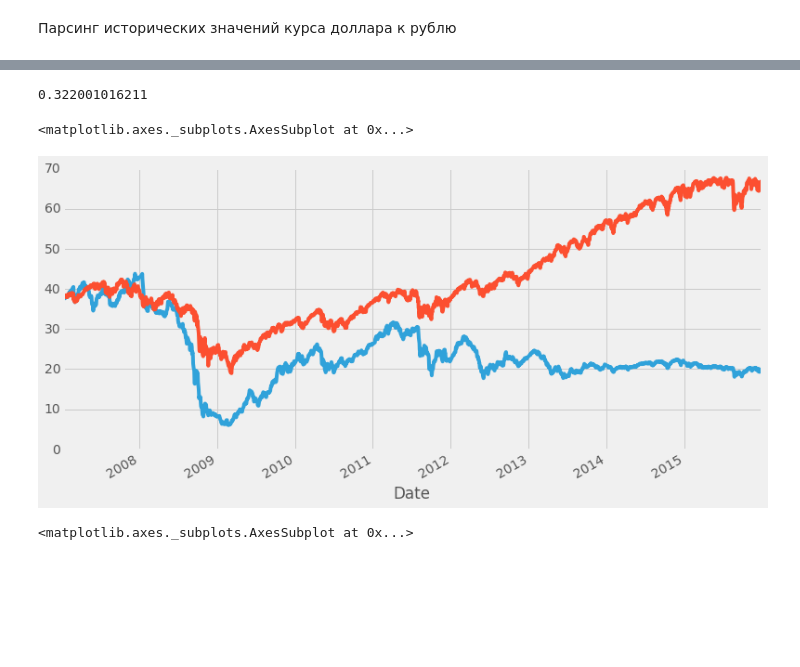
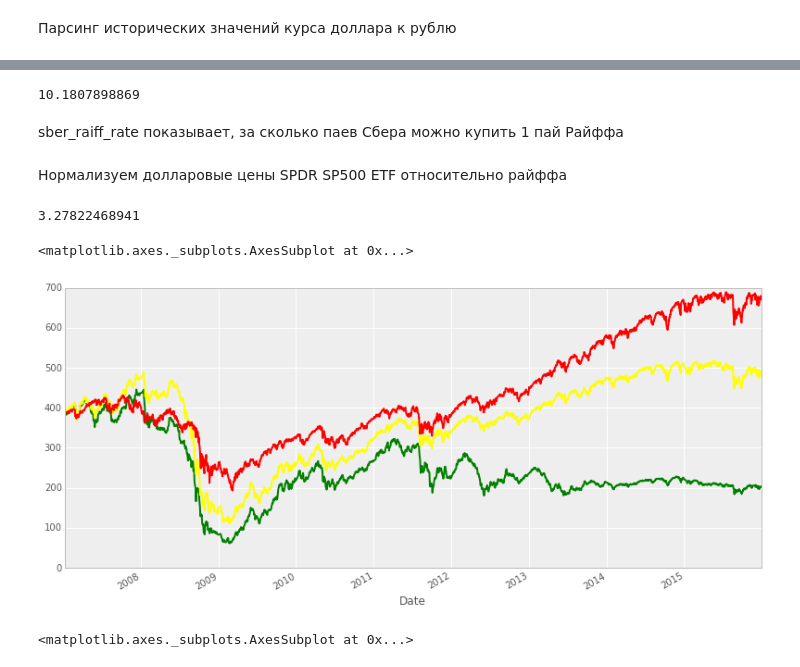
Before and after one commit to mohbadar/thesis, a Jupyter notebook: ETF.ipynb, the cells around one changed output, grey strips where cells are left out. Saved outputs shown, nothing was run; the diff lists cells and outputs as text; code cells hidden in the pictures; blank space fills up the shorter version.

Commit message:
Added raiff data

```diff
--- a/ETF.ipynb
+++ b/ETF.ipynb
@@ -39,6 +65,6 @@ for rec in db:
 # %%
-dates = []
-prices = []
+sber_dates = []
+sber_prices = []
 with open(csvfilename, 'rb') as csvfile:
     datareader = csv.reader(csvfile, delimiter='\t', quotechar='|')
     for row, r in zip(datareader, usdrates) :
@@ -46,11 +72,11 @@ with open(csvfilename, 'rb') as csvfile:
         price = float(row[1].replace(',','.'))
         usdprice = price / get_rate(date)
         #print row[0]
-        dates.append(date)
-        prices.append(usdprice)
+        sber_dates.append(date)
+        sber_prices.append(usdprice)
         #print ', '.join(row)
-end_date = dates[0]
-start_date = dates[-1]
+end_date = sber_dates[0]
+start_date = sber_dates[-1]
 # %%
 spy = pd.DataFrame()
 spy = web.DataReader('SPY', data_source='yahoo', start=start_date, end=end_date)['Adj Close']
@@ -67,15 +93,29 @@ spy[0]
+# %%
+sber_raiff_rate = raiff_prices[-1]/sber_prices[-1]
+print sber_raiff_rate
+# %% [output]
+10.1807898869
+# %% [markdown]
+sber_raiff_rate показывает, за сколько паев Сбера можно купить 1 пай Райффа
+# %%
+sber_prices_adj = []
+for p in sber_prices:
+    sber_prices_adj.append(p * sber_raiff_rate)
+# %% [markdown]
+Нормализуем долларовые цены SPDR SP500 ETF относительно райффа
 # %%
-rate = prices[-1]/spy[0]
-print rate
+spdr_raiff_rate = raiff_prices[-1]/spy[0]
+print spdr_raiff_rate
 # %% [output]
-0.322001016211
+3.27822468941
 # %%
 plt.figure(figsize=(12, 6))
-plt.plot(dates, prices, label='Sberbank')
-(spy * rate).plot()
+plt.plot(sber_dates, sber_prices_adj, color='green')
+plt.plot(raiff_dates, raiff_prices, color='yellow')
+(spy * spdr_raiff_rate).plot(color='red')
 # %% [output]
 <matplotlib.axes._subplots.AxesSubplot at 0x...>
-[figure, old version]
+[figure, new version]
 # %%
 plt.figure(figsize=(12, 6))
 spy.plot()
```
Also changed, not shown: parts of 13 cells of this notebook, 1 other file.
